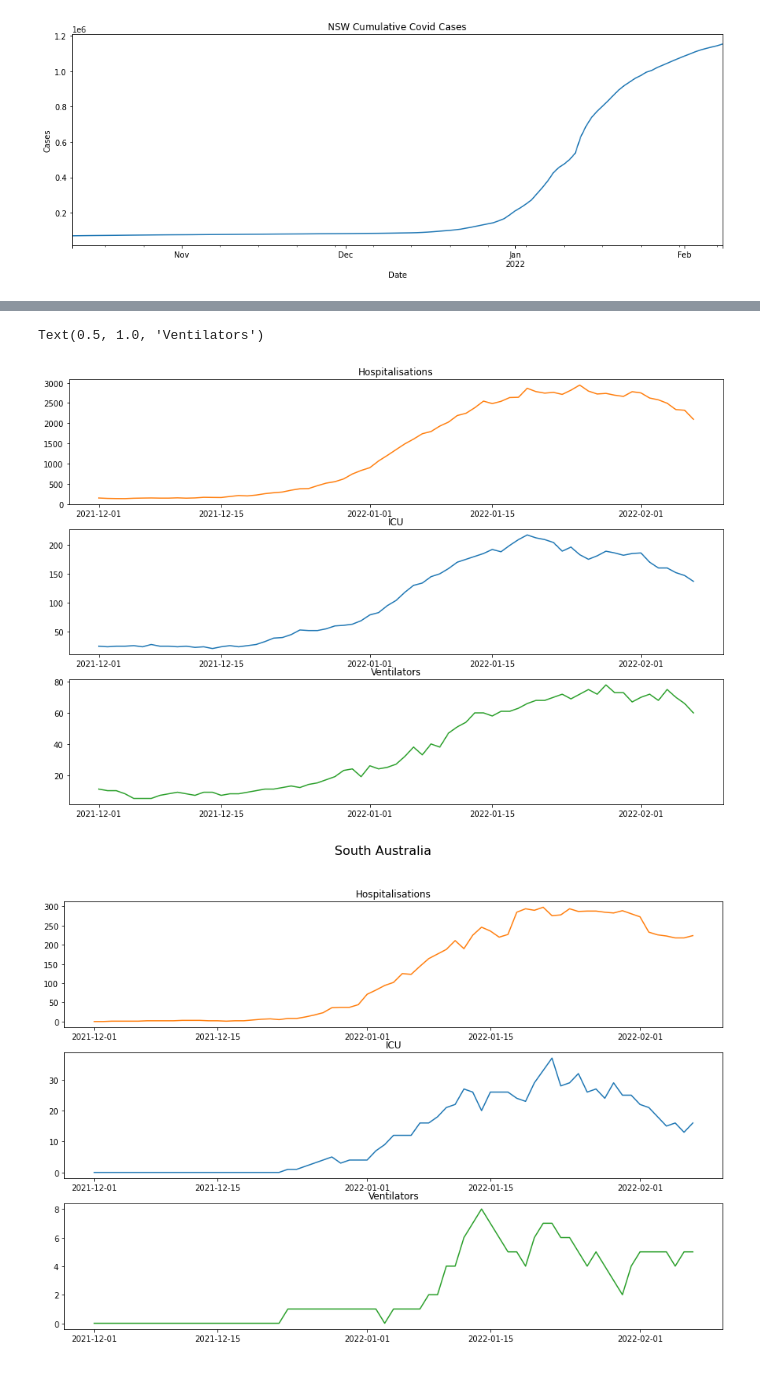
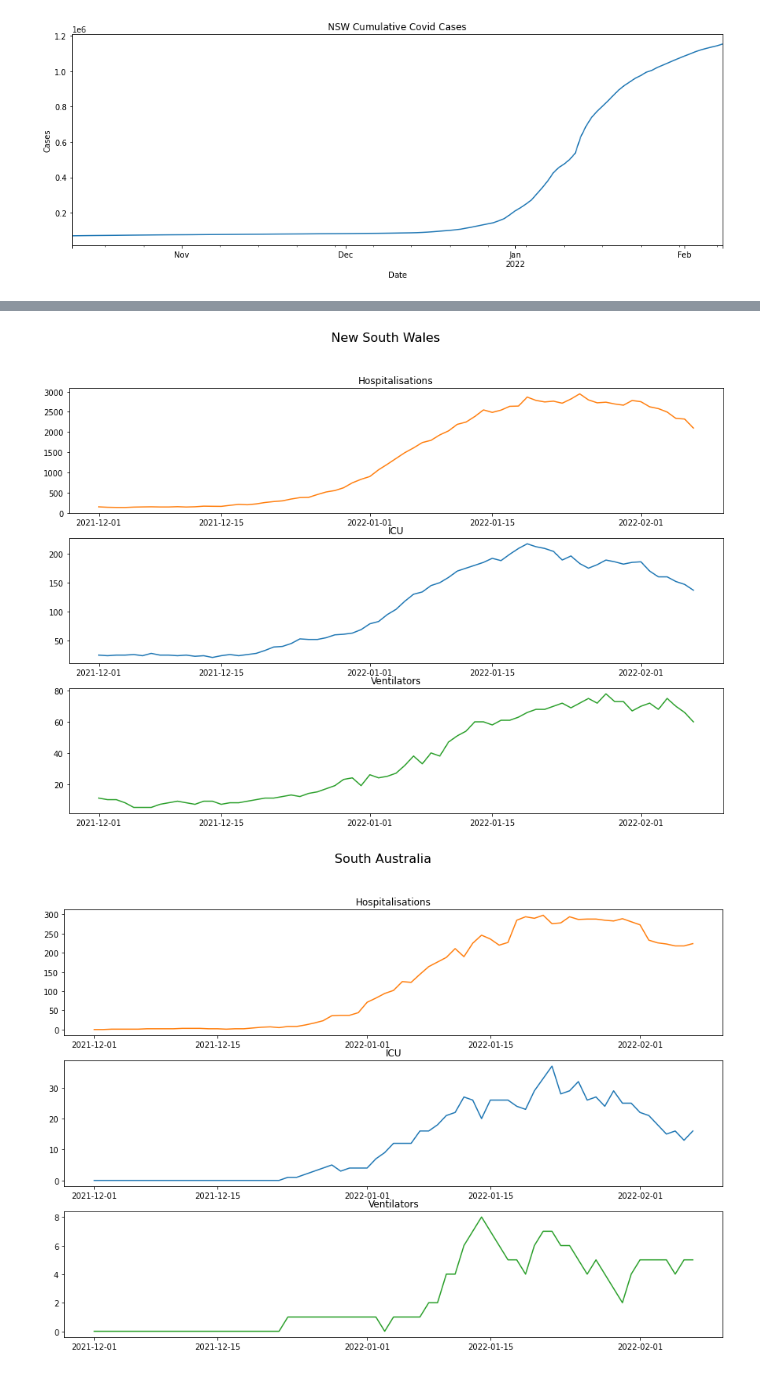
Before and after one commit to SeanDeBoo/Python, a Jupyter notebook: NSW Case data.ipynb, the cells around one changed output, grey strips where cells are left out. Drawn from its saved outputs; the diff is of its cells as text; code cells hidden in the pictures.

```diff
--- a/NSW Case data.ipynb
+++ b/NSW Case data.ipynb
@@ -70,13 +70 @@ ax.plot(X[1:90], Y1[1:90], X[1:90], Y2[1:90], X[1:90], Y3[1:90])
-# %%
-plt.rcParams['figure.figsize'] = [15, 10]
-fig, (ax1, ax2, ax3) = plt.subplots(3)
-ax1.plot(X[1:70], Y1[1:70], color='C1')
-ax1.set_title('Hospitalisations')
-ax2.plot(X[1:70], Y2[1:70], color='C0')
-ax2.set_title('ICU')
-ax3.plot(X[1:70], Y3[1:70], color='C2')
-ax3.set_title('Ventilators')
-# %% [output]
-Text(0.5, 1.0, 'Ventilators')
-[figure, removed]
 # %%
@@ -92,6 +82,10 @@ def state(state, fullname):
     ax2.set_title('ICU')
     ax3.plot(X[1:70], Y3[1:70], color='C2')
     ax3.set_title('Ventilators')
+# %%
+state('nsw', 'New South Wales')
+# %% [output]
+[figure, added]
 # %%
 state('sa', 'South Australia')
 # %% [output]
```
Also changed, not shown: parts of 16 cells of this notebook.
